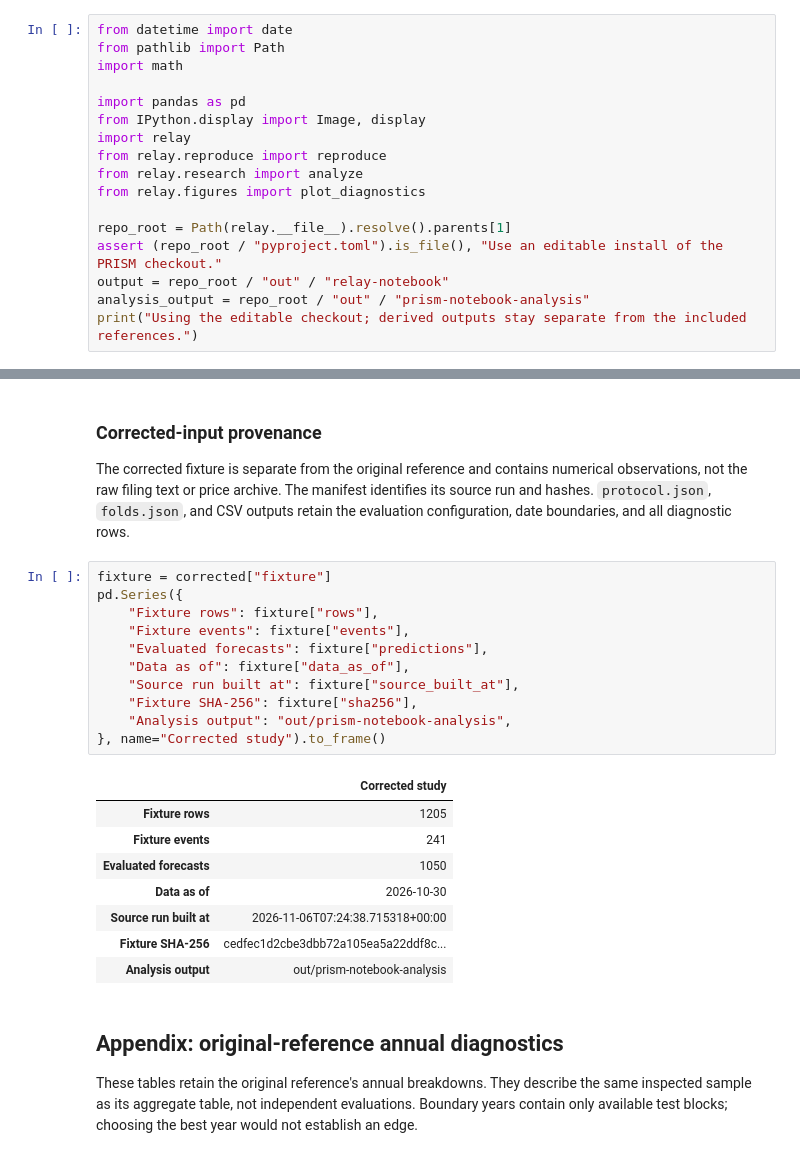
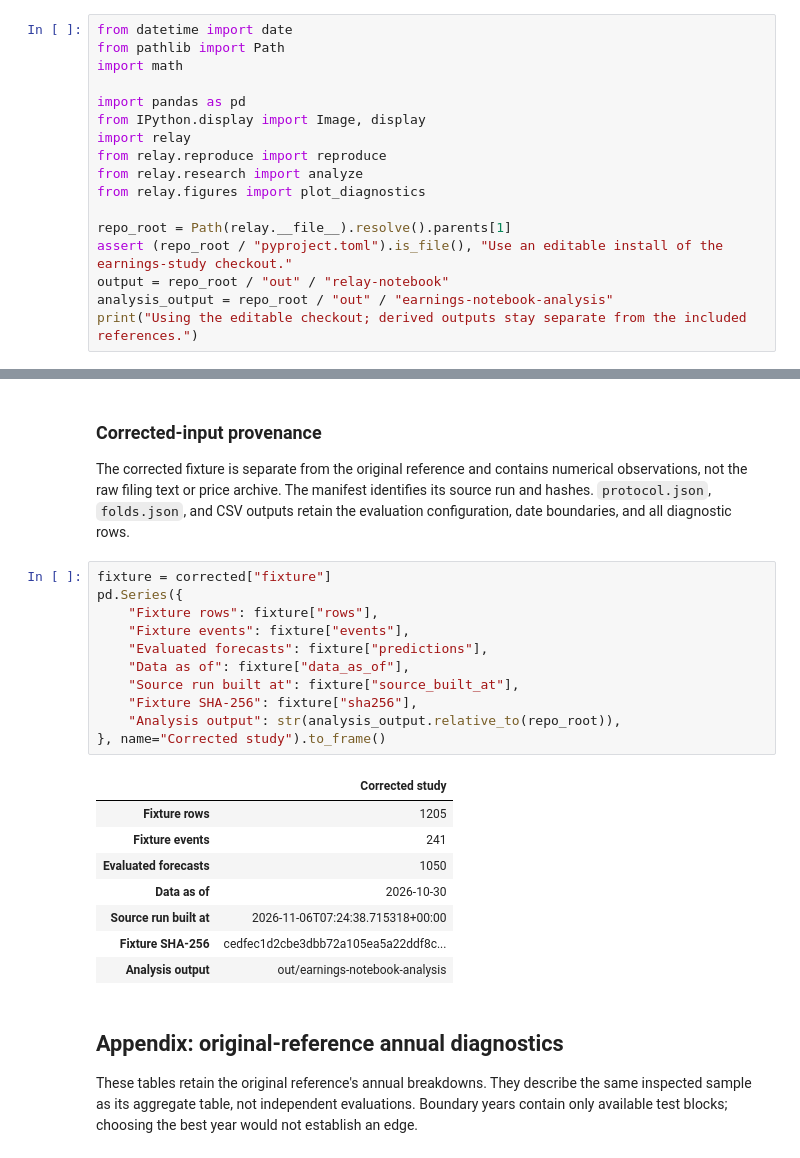
Before and after one commit to Smokeybear10/105.RSCH.prism, a Jupyter notebook: relay/notebooks/reference_replay.ipynb, the cells around one changed output, grey strips where cells are left out. Drawn from its saved outputs; the diff is of its cells as text.

Commit message:
rename earnings spillover study

```diff
--- a/relay/notebooks/reference_replay.ipynb
+++ b/relay/notebooks/reference_replay.ipynb
@@ -21,9 +21,9 @@ from relay.research import analyze
 from relay.figures import plot_diagnostics
 
 repo_root = Path(relay.__file__).resolve().parents[1]
-assert (repo_root / "pyproject.toml").is_file(), "Use an editable install of the PRISM checkout."
+assert (repo_root / "pyproject.toml").is_file(), "Use an editable install of the earnings-study checkout."
 output = repo_root / "out" / "relay-notebook"
-analysis_output = repo_root / "out" / "prism-notebook-analysis"
+analysis_output = repo_root / "out" / "earnings-notebook-analysis"
 print("Using the editable checkout; derived outputs stay separate from the included references.")
 # %% [output]
 Using the editable checkout; derived outputs stay separate from the included references.
@@ -347,23 +347,23 @@ The corrected fixture is separate from the original reference and contains numer
 # %%
 fixture = corrected["fixture"]
 pd.Series({
     "Fixture rows": fixture["rows"],
     "Fixture events": fixture["events"],
     "Evaluated forecasts": fixture["predictions"],
     "Data as of": fixture["data_as_of"],
     "Source run built at": fixture["source_built_at"],
     "Fixture SHA-256": fixture["sha256"],
-    "Analysis output": "out/prism-notebook-analysis",
+    "Analysis output": str(analysis_output.relative_to(repo_root)),
 }, name="Corrected study").to_frame()
 # %% [output]
 |  | Corrected study |
 | Fixture rows | 1205 |
 | Fixture events | 241 |
 | Evaluated forecasts | 1050 |
 | Data as of | 2026-10-30 |
 | Source run built at | 2026-11-06T07:24:38.715318+00:00 |
 | Fixture SHA-256 | cedfec1d2cbe3dbb72a105ea5a22ddf8c... |
-| Analysis output | out/prism-notebook-analysis |
+| Analysis output | out/earnings-notebook-analysis |
 # %% [markdown]
 ## Appendix: original-reference annual diagnostics
 
```
Also changed, not shown: parts of 1 cell of this notebook, 10 other files.
